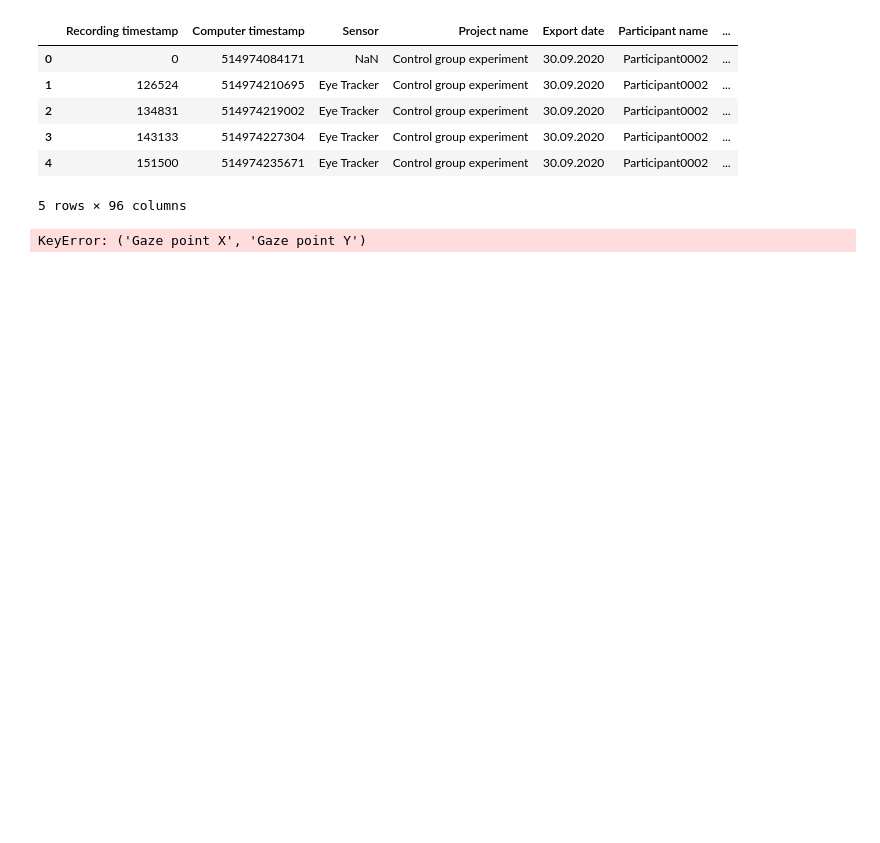
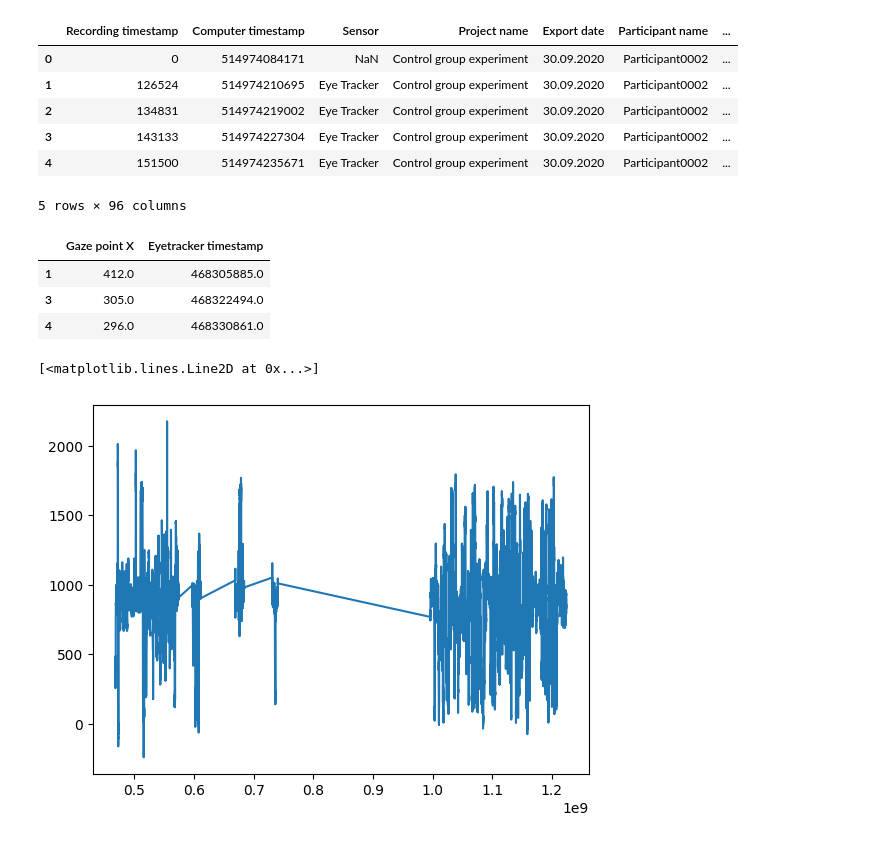
Before and after one commit to tommytt-ops/statistical-learning, a Jupyter notebook: start-task/start_task.ipynb, the cells around one changed output. Drawn from its saved outputs; the diff is of its cells as text; code cells hidden in the pictures; blank space fills up the shorter version.

```diff
--- a/start-task/start_task.ipynb
+++ b/start-task/start_task.ipynb
@@ -13,6 +33,13 @@ ds.head()
 | 4 | 151500 | 514974235671 | Eye Tracker | Control group experiment | 30.09.2020 | Participant0002 | ... |
 5 rows × 96 columns
 # %%
-ds_new=["Gaze point X", "Gaze point Y"]
+ds_new=ds[["Gaze point X", "Gaze point Y" and "Eyetracker timestamp"]]
-# %% [output]
-KeyError: ('Gaze point X', 'Gaze point Y')
+# %%
+ds_new = ds_new.dropna()
+# %%
+ds_new[0:3]
+# %% [output]
+|  | Gaze point X | Eyetracker timestamp |
+| 1 | 412.0 | 468305885.0 |
+| 3 | 305.0 | 468322494.0 |
+| 4 | 296.0 | 468330861.0 |
@@ -18,0 +48,5 @@ KeyError: ('Gaze point X', 'Gaze point Y')
+# %%
+plt.plot(ds_new["Eyetracker timestamp"])
+# %% [output]
+[<matplotlib.lines.Line2D at 0x...>]
+[figure, added]
```
Also changed, not shown: parts of 2 cells of this notebook, 1 other file.
